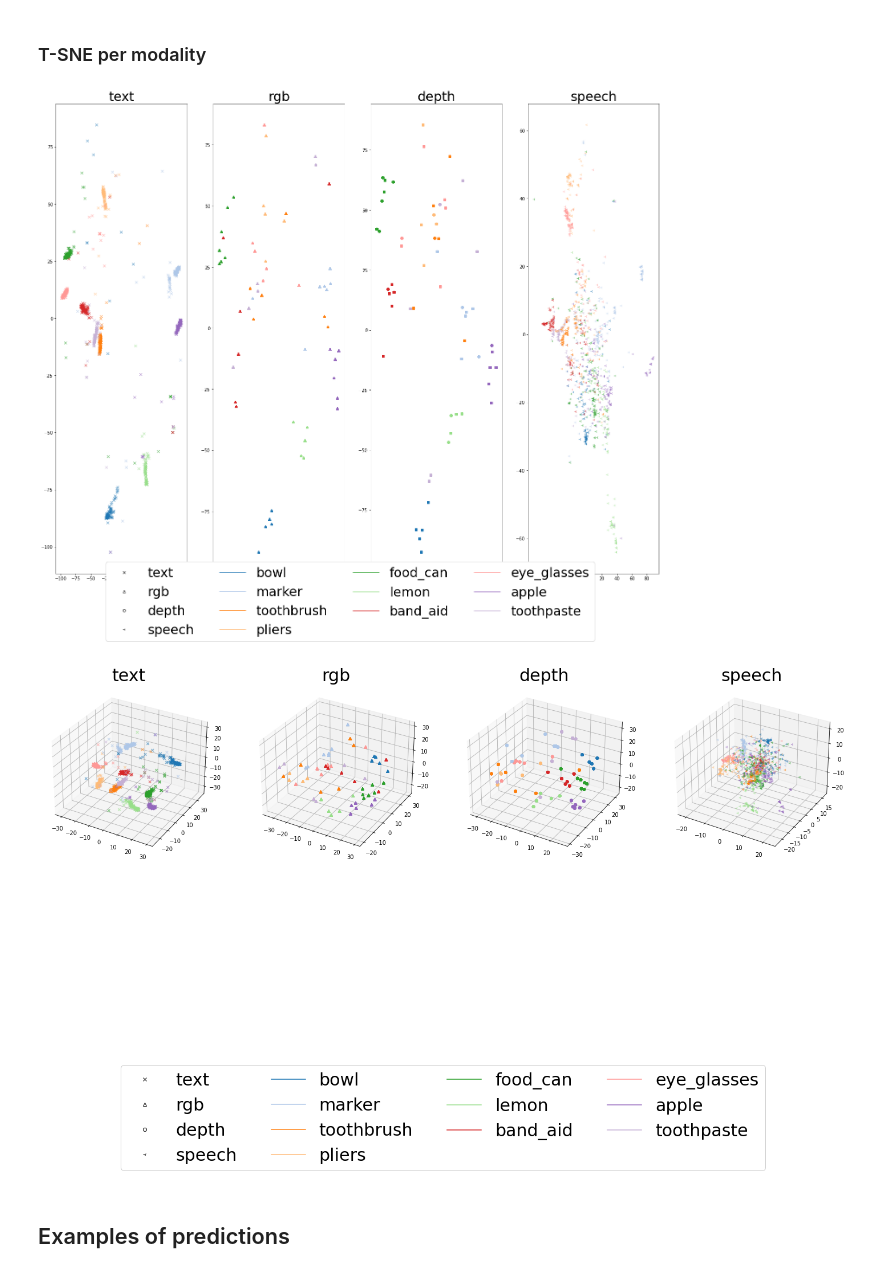
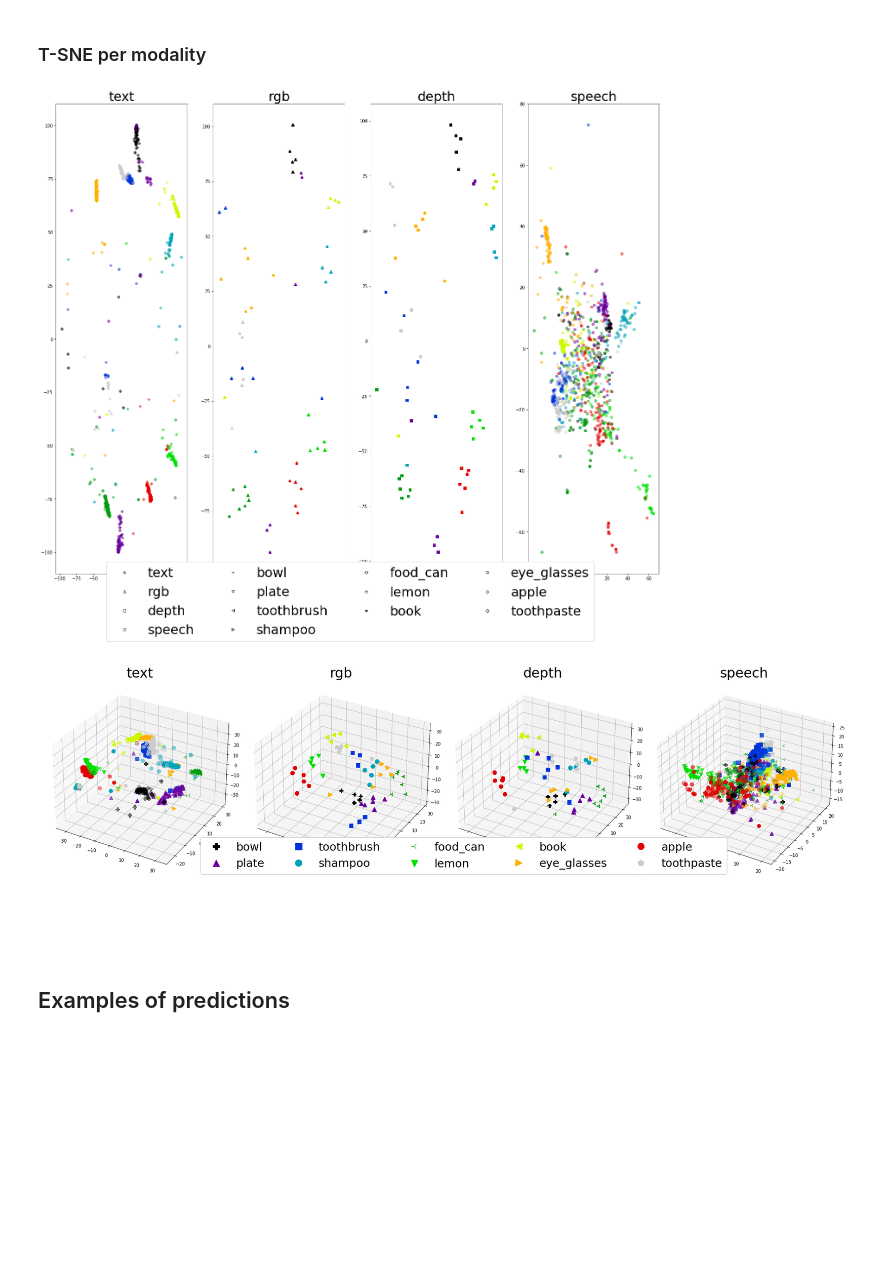
Before and after one commit to kasraprime/EMMA, a Jupyter notebook: Code/Notebook.ipynb, the cells around one changed output. Saved outputs shown, nothing was run; the diff lists cells and outputs as text; code cells hidden in the pictures; blank space fills up the shorter version.

```diff
--- a/Code/Notebook.ipynb
+++ b/Code/Notebook.ipynb
@@ -1626,14 +1626,15 @@ import matplotlib
 # Plot those points as a scatter plot and label them based on the pred labels
 # classes = np.unique(outputs['test']['object_names'])[0:10]
 # classes = np.random.choice(np.unique(outputs['test']['object_names']), 10)
-classes = np.array(['bowl', 'marker', 'toothbrush', 'pliers', 'food_can', 'lemon', 'band_aid', 'eye_glasses', 'apple', 'toothpaste'])
+classes = np.array(['bowl', 'plate', 'toothbrush', 'shampoo', 'food_can', 'lemon', 'book', 'eye_glasses', 'apple', 'toothpaste'])
 
 modality = ['text', 'rgb', 'depth', 'speech']
 
 
-# cmap = plt.get_cmap('nipy_spectral', len(classes))
-cmap = cm.get_cmap('tab20')
+cmap = plt.get_cmap('nipy_spectral', len(classes))
+# cmap = cm.get_cmap('tab20')
 markers = ['x', '^', 'o', '3']
+markers = ['P', '^', 's', 'o', '3', 'v', '<', '>', '8', 'p', '*', 'h', 'H', 'D', 'd', 'X']
 
 # ax = fig.add_subplot(2,1,1,projection='3d')
 fig = plt.figure(figsize=(25,20))
@@ -1664,41 +1665,47 @@ plt.savefig('result-analysis/2D-tsne-exp-supcon-emma-lard-64-relu-SGD-0.001-uniq
 
 plt.show()
 
 
 
 
 
 fig = plt.figure(figsize=(25,20))
 for idx in range(len(all_projections_3D)):
     ax = fig.add_subplot(1,4,idx+1,projection='3d')
     projections = all_projections_3D[idx]
-    for lab in classes:
+    for obj_idx, lab in enumerate(classes):
         indices = np.where(np.array(outputs['test']['object_names'])==lab)
-        ax.scatter(projections[indices,0], projections[indices,1], projections[indices,2], c=np.array(cmap(np.where(classes == lab))).reshape(1,4), marker=markers[idx], label = lab ,alpha=0.5)
+        # ax.scatter(projections[indices,0], projections[indices,1], projections[indices,2], c=np.array(cmap(np.where(classes == lab))).reshape(1,4), marker=markers[idx], label=lab, alpha=0.5)
+        ax.scatter(projections[indices,0], projections[indices,1], projections[indices,2], c=np.array(cmap(np.where(classes == lab))).reshape(1,4), marker=markers[obj_idx], s=70, label=lab)
+        # ax.scatter(projections[indices,0], projections[indices,1], projections[indices,2], c=np.array(cmap(np.where(classes == lab))).reshape(1,4), s=70, label=lab)
         ax.set_title(modality[idx], size=30)
 
 
 colors = []
 for idx in range(len(classes)):
     rgba = cmap(idx)
     c = matplotlib.colors.rgb2hex(rgba)
     colors.append(c)
 
-handles_modal = [plt.plot([], [], markers[i], markerfacecolor='w', markeredgecolor='k')[0] for i in range(len(markers))]
-labels_modal = ['text', 'rgb', 'depth', 'speech']
-handles_class = [plt.plot([], [], colors[i])[0] for i in range(len(colors))]
+# handles_modal = [plt.plot([], [], markers[i], markerfacecolor='w', markeredgecolor='k')[0] for i in range(len(markers))]
+# labels_modal = ['text', 'rgb', 'depth', 'speech']
+
+handles_class = [plt.plot([], [], color=colors[i], marker=markers[i], markersize=15, linestyle='None')[0] for i in range(len(colors))]
+# handles_class = [plt.plot([], [], color=colors[i], markersize=15, marker='o', linestyle='None')[0] for i in range(len(colors))]
 labels_class = list(classes)
 
-fig.legend(handles_modal+handles_class, labels_modal+labels_class, loc='lower center', framealpha=1, ncol=4, fontsize=30)
+fig.tight_layout()
+fig.legend(handles_class, labels_class, loc = (0.20, 0.25), framealpha=1, ncol=5, fontsize=25)
+# fig.legend(handles_modal+handles_class, labels_modal+labels_class, loc='lower center', framealpha=1, ncol=4, fontsize=30)
 # leg = fig.legend(handles=handles_modal, labels=labels_modal, loc='lower left', title="Modality")
 # fig.legend(handles=handles_class, labels=labels_class, loc='lower right', title="Categories")
 # ax.add_artist(leg)
 plt.savefig('result-analysis/3D-tsne-exp-supcon-emma-lard-64-relu-SGD-0.001-unique_objects-gold-no_neg_sampling-1024'+'.pdf')
 
 plt.show()
 # %% [output]
-[figure, old version]
+[figure, new version]
-[figure, old version]
+[figure, new version]
 # %% [markdown]
 ## Examples of predictions
 # %%
```
Also changed, not shown: parts of 1 cell of this notebook, 19 other files.
